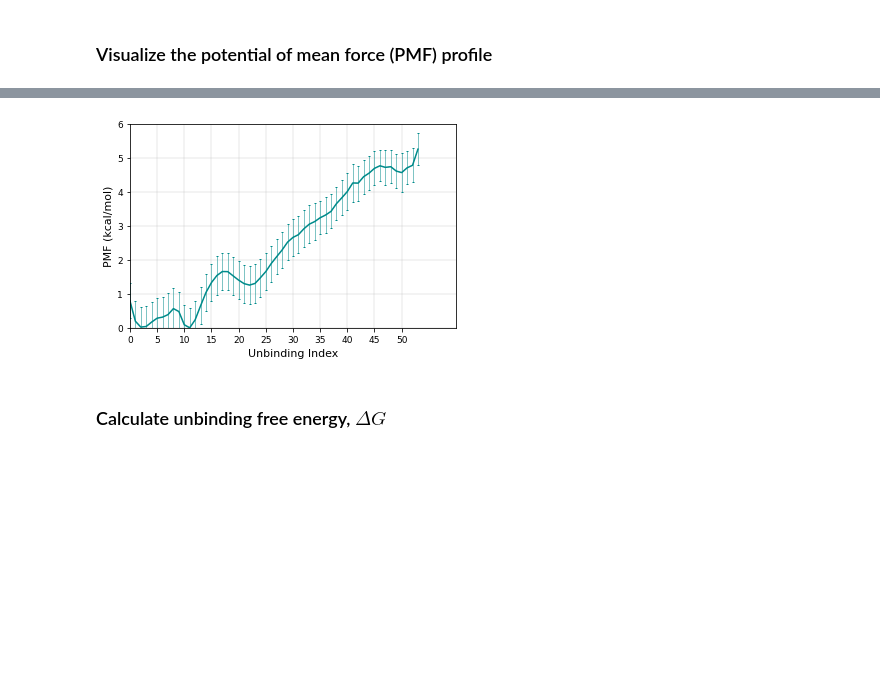
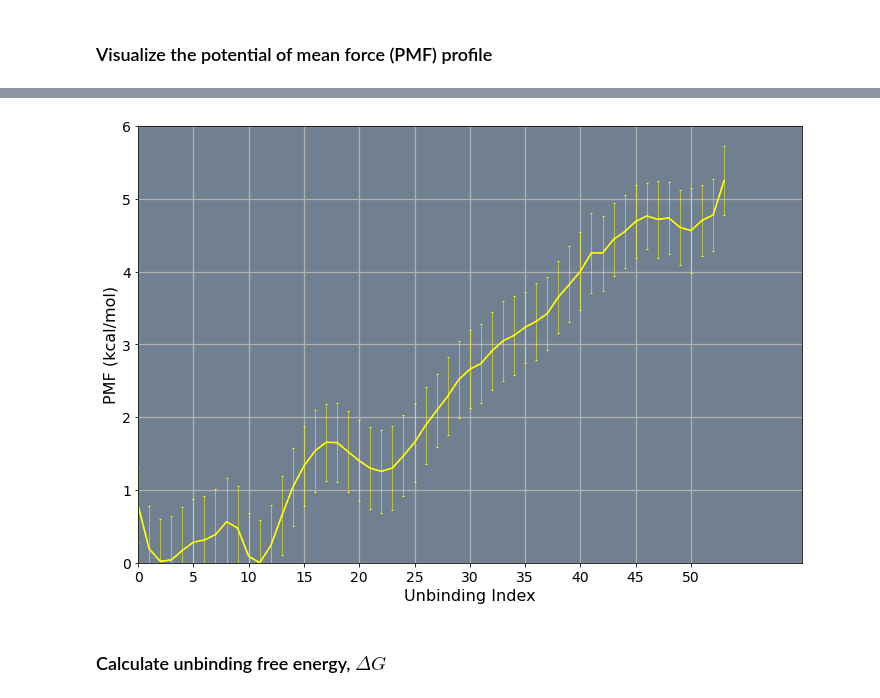
Before and after one commit to chang-group/BKiT, a Jupyter notebook: notebooks/bCD-asp/nb3/nb3.ipynb, the cells around one changed output, grey strips where cells are left out. Saved outputs shown, nothing was run; the diff lists cells and outputs as text; code cells hidden in the pictures; blank space fills up the shorter version.

```diff
--- a/notebooks/bCD-asp/nb3/nb3.ipynb
+++ b/notebooks/bCD-asp/nb3/nb3.ipynb
@@ -24,16 +25,17 @@ from BKit.KinSolvers import KineticsQK
 ### Load microstate labels of all short MDs
 # %%
 dat_path = '../output/'
+file_name = 'CellIndx.npy'
 print("reading inputs from " + dat_path)
-MIDX = np.load(dat_path + 'CellIndx.npy')
+labels = np.load(dat_path + file_name)
 # %% [output]
 reading inputs from ../output/
 # %% [markdown]
 ###  Collect transitions between disks
 # %%
 TransK = TransitionKernel(traj_size=1000, OutCellID=1000, check_escape=True)
-TRANS = TransK.AllTrans(MIDX, frac=1.)
-nM = 54 #TRANS[:,2].max()
+TRANS = TransK.AllTrans(labels, frac=1.)
+nM = TRANS[:,2].max() # number of milestones
 # %% [output]
 number of trajs 8620
 Total transitions =  234473
@@ -77,13 +120,13 @@ PMF_eigen = PMF_eigen - PMF_eigen.min()
 # %% [markdown]
 ###  Compare q obtained from both methods
 # %%
-#cl='slategrey'
-fig=plt.figure(figsize=[7,5])#facecolor=cl,)
-#plt.rcParams['axes.facecolor'] = cl
+cl='slategrey'
+fig=plt.figure(figsize=[7,5],facecolor=cl)
+plt.rcParams['axes.facecolor'] = cl
 plt.plot( range(len(q_eigen)), abs(q_eigen), color='yellow', label='q from eigensolver')
 plt.plot( range(len(q_power)), q_power, '--',color='r', label='q from power iteration')
 plt.legend()
 plt.xlabel('Unbinding Index', fontsize=16)
-plt.ylabel('q', fontsize=16)
+plt.ylabel(r'$q$', fontsize=16)
 plt.show()
 # %% [output]
@@ -108,25 +153,24 @@ plt.legend(['Power','Eigen'], fontsize=16)
 # %%
-cl='darkcyan'; t_cl = 'brown'
+cl='yellow'; t_cl = 'brown'
 pl_name = 'Cyc-Asp'
-fs = 11; lw=.3
+fs = 16; lw=1.3
 PMF = PMF_eigen
-fig = plt.figure(figsize = [5.2, 3.6])
+fig = plt.figure(figsize = [10, 7])
+
 plt.plot(range(b,f+1), PMF, ls='--', lw=lw, color=cl)#, marker='o' )
 plt.errorbar(range(b, f+1), PMF, F_std,
              color=cl, ecolor=cl,
              elinewidth=0.5, capsize=1)
 plt.xlabel('Unbinding Index',fontsize=fs)
 plt.ylabel('PMF (kcal/mol)', fontsize=fs)
 plt.xticks(np.arange(b,(f+1), step=5))
 plt.tick_params(labelsize=fs-2)
 plt.xlim([0,60]); plt.ylim([0,6])
 plt.grid(lw=lw)
-
 fig.tight_layout()
-plt.savefig(pl_name + 'FreeE.pdf')
 plt.show()
 # %% [output]
-[figure, old version]
+[figure, new version]
 # %% [markdown]
 ### Calculate unbinding free energy, $\Delta G$
 # %%
```
Also changed, not shown: parts of 29 cells of this notebook.
